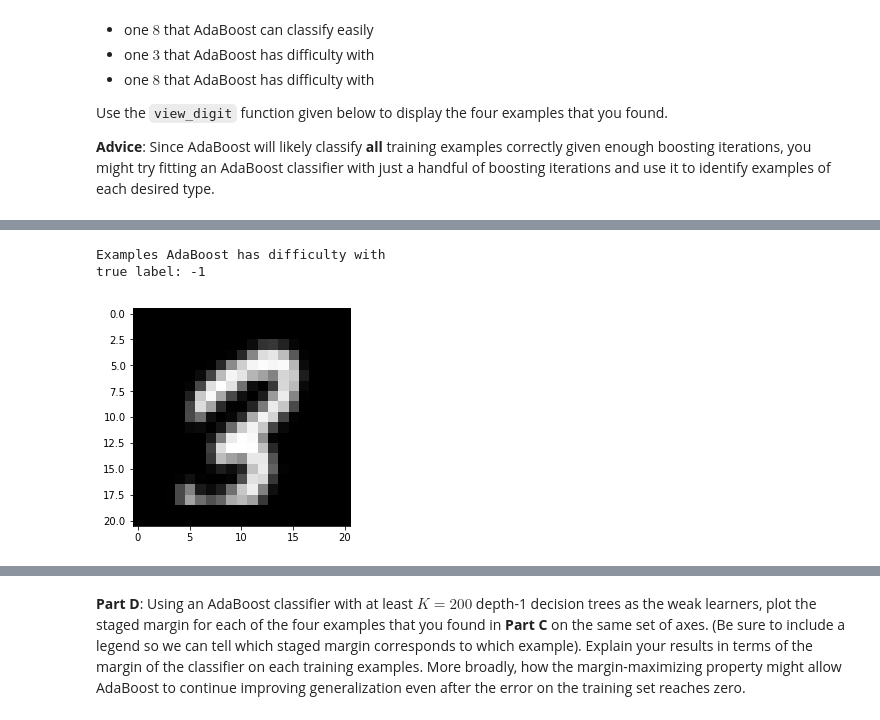
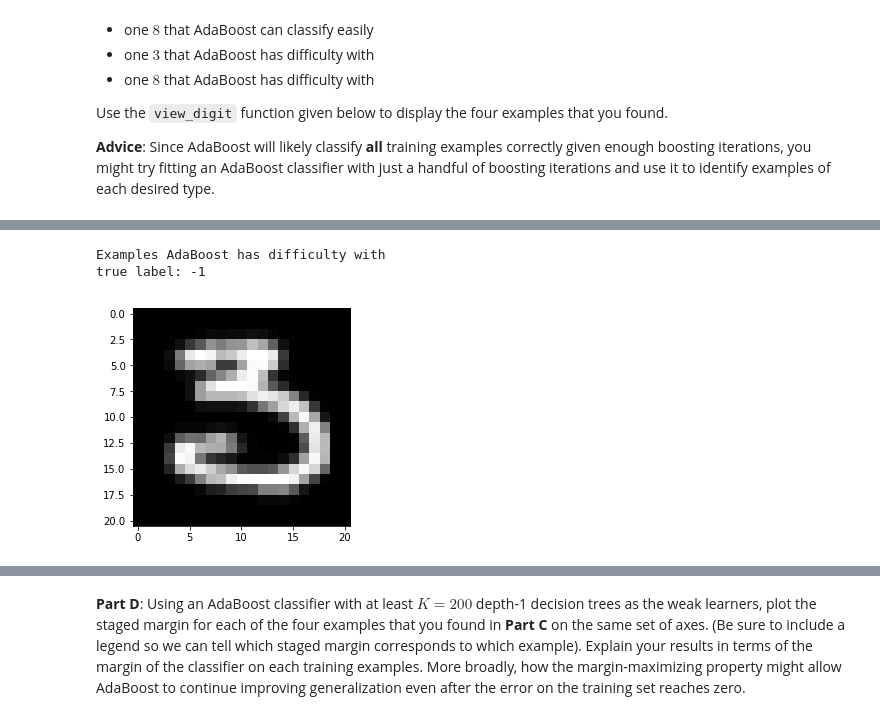
Before and after one commit to AkritiKapur/ml-5622-assignments, a Jupyter notebook: boosting/boosting.ipynb, the cells around one changed output, grey strips where cells are left out. Saved outputs shown, nothing was run; the diff lists cells and outputs as text; code cells hidden in the pictures.

Commit message:
boosting part 4 corrected, explanations and comments added

```diff
--- a/boosting/boosting.ipynb
+++ b/boosting/boosting.ipynb
@@ -424,3 +425,33 @@ i.e. If the margin is a high positive number this means the confidence is more t
 ------------------------------------------------------------------------------------------------------------------
 # %% [markdown]
 **Part B**: Complete the `staged_margin` method in the `AdaBoost` class above so that it computes the margin for a single training example ${\bf x}$ after each boosting iteration.
+# %%
+# Code used to generate examples
+iterations = 20
+depth = 1
+dec_tree = DecisionTreeClassifier(max_depth=depth)
+boost = AdaBoost(n_learners=iterations, base=dec_tree)
+boost.fit(data.X_train, data.y_train)
+
+
+eights = data.X_train[data.y_train==1]
+threes = data.X_train[data.y_train==-1]
+
+margin_8 = []
+for i in range(eights.shape[0]):
+    margin_8.append(boost.staged_margin(eights[i], 1))
+
+margin_3 = []
+for i in range(threes.shape[0]):
+    margin_3.append(boost.staged_margin(threes[i], -1))
+
+
+margin_8 = np.array(margin_8)
+margin_3 = np.array(margin_3)
+
+right_3 = np.argmax(margin_3[:, iterations-1])
+right_8 = np.argmax(margin_8[:, iterations-1])
+wrong_3 = np.argmin(margin_3[:, iterations-1])
+wrong_8 = np.argmin(margin_8[:, iterations-1])
+
+print(right_3, right_8, wrong_3, wrong_8)
@@ -459,7 +492,7 @@ true label: 1
 # %%
 print("Examples AdaBoost has difficulty with")
-view_digit(data.X_train[114], -1)
+view_digit(threes[wrong_3], -1)
 # %% [output]
 Examples AdaBoost has difficulty with
 true label: -1
-[figure, old version]
+[figure, new version]
```
Also changed, not shown: parts of 18 cells of this notebook.
